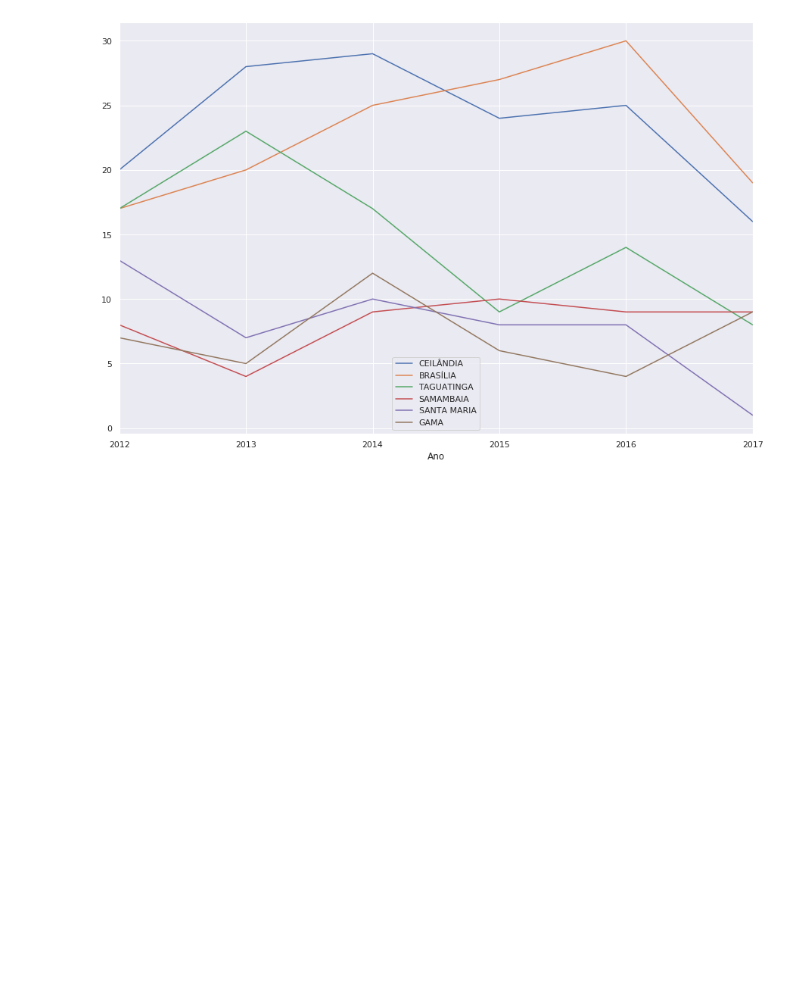
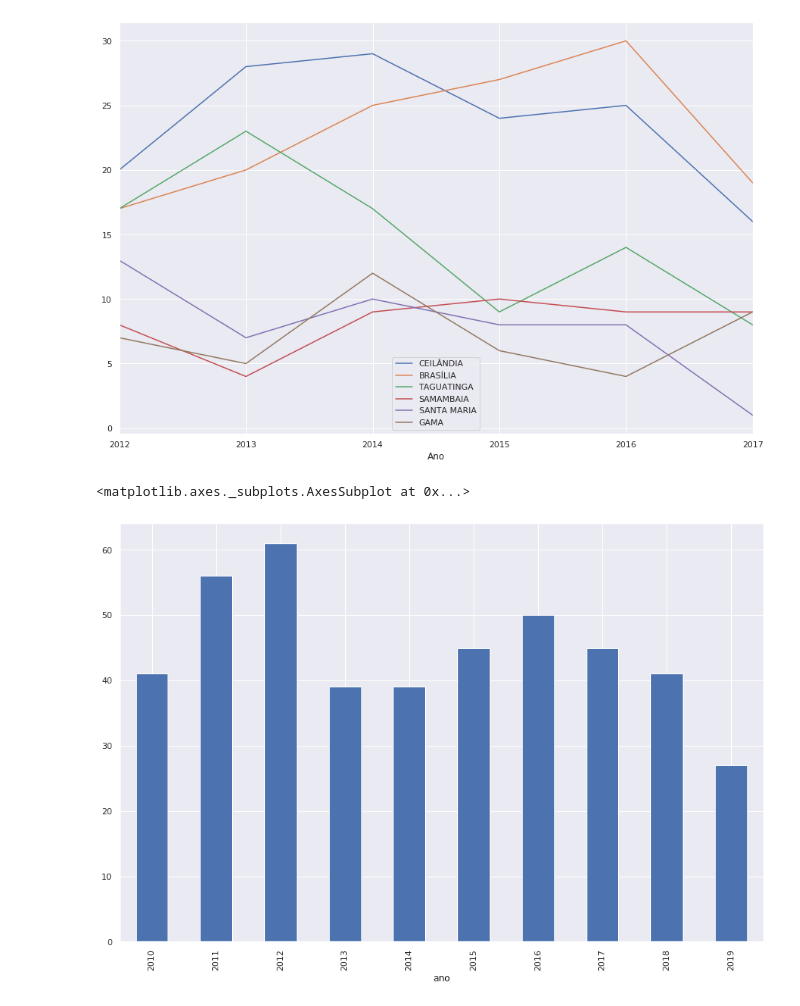
Before and after one commit to IagoCarvalho/tcc_scripts, a Jupyter notebook: QP01-Analysis.ipynb, the cells around one changed output. Saved outputs shown, nothing was run; the diff lists cells and outputs as text; code cells hidden in the pictures; blank space fills up the shorter version.

```diff
--- a/QP01-Analysis.ipynb
+++ b/QP01-Analysis.ipynb
@@ -16,7 +16,7 @@ df_acidentes_fatais_2008_2017 = mongo_to_dataframe("acidentes_fatais_2008_2017")
 df_pedestres_mortos_trechos_ns_2008_2017 = mongo_to_dataframe("pedestres_mortos_trechos_ns_2008_2017")
 df_cursos_oferecidos_detran_2018 = mongo_to_dataframe("cursos_oferecidos_detran_2018")
 df_campanhas_educativas_detran_2012_2019 = mongo_to_dataframe("campanhas_educativas_detran_2012_2019")
-df_acidentes_rodovias_2017_2019 = mongo_to_dataframe("acidentes_rodovias_2017_2019")
+df_acidentes_rodovias_2010_2019 = mongo_to_dataframe("acidentes_rodovias_2010_2019")
 # %%
 df_campanhas_educativas_detran_2012_2019['Data de Início da campanha'] = pd.to_datetime(df_campanhas_educativas_detran_2012_2019['Data de Início da campanha'])
 df_campanhas_educativas_detran_2012_2019['Data Inicial do Evento da Campanha'] = pd.to_datetime(df_campanhas_educativas_detran_2012_2019['Data Inicial do Evento da Campanha'])
@@ -144,3 +156,10 @@ for cidade in cidades_com_mais_acidentes:
     leg = plt.legend()
 # %% [output]
 [figure]
+# %%
+acidentes_rodovias_por_ano = df_acidentes_rodovias_2010_2019[df_acidentes_rodovias_2010_2019.classificacao_acidente == "Com Vítimas Fatais"].groupby('ano').size()
+# %%
+acidentes_rodovias_por_ano.plot(kind = 'bar')
+# %% [output]
+<matplotlib.axes._subplots.AxesSubplot at 0x...>
+[figure, added]
```
Also changed, not shown: parts of 5 cells of this notebook, 1 other file.
